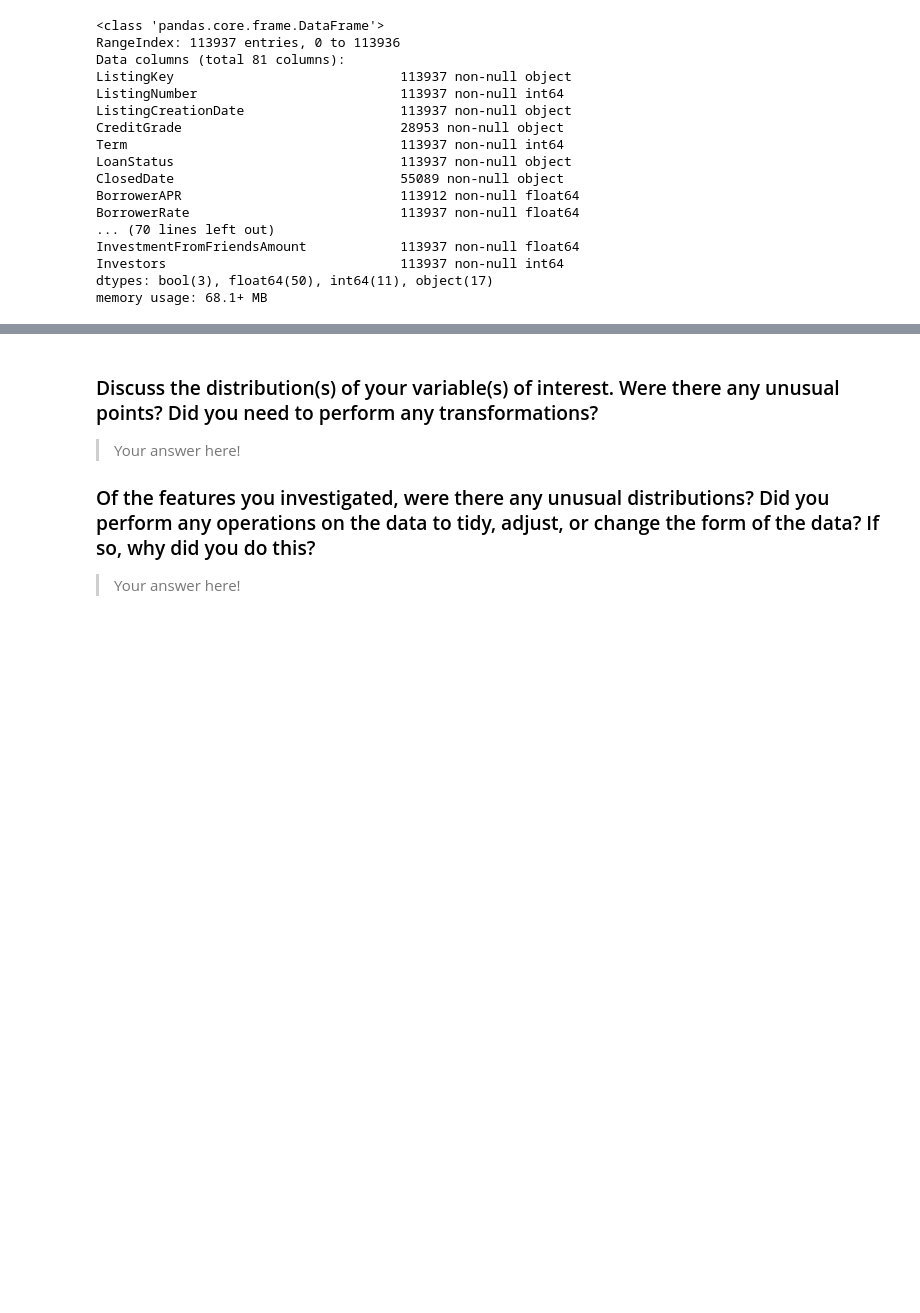
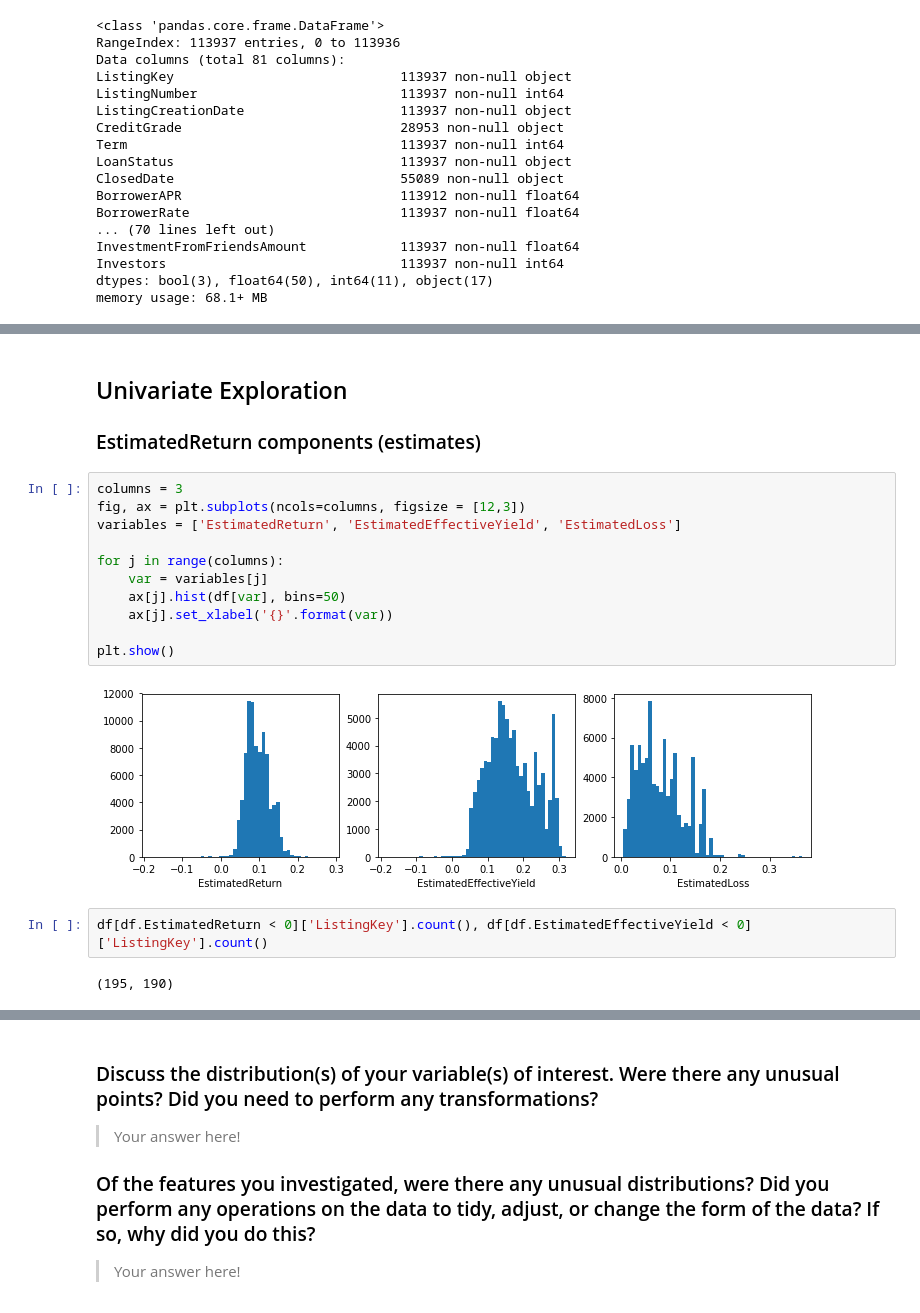
Before and after one commit to VilijaVait/data-analyst-udacity, a Jupyter notebook: projects/CommunicateData/ProsperLoanDataAnalysis.ipynb, the cells around one changed output, grey strips where cells are left out. Cells and saved outputs as stored; diff of their text form; blank space fills up the shorter version.

```diff
--- a/projects/CommunicateData/ProsperLoanDataAnalysis.ipynb
+++ b/projects/CommunicateData/ProsperLoanDataAnalysis.ipynb
@@ -110,0 +162,21 @@ you plan on investigating next.
+# %% [markdown]
+## Univariate Exploration
+
+### EstimatedReturn components (estimates)
+# %%
+columns = 3
+fig, ax = plt.subplots(ncols=columns, figsize = [12,3])
+variables = ['EstimatedReturn', 'EstimatedEffectiveYield', 'EstimatedLoss']
+
+for j in range(columns):
+    var = variables[j]
+    ax[j].hist(df[var], bins=50)
+    ax[j].set_xlabel('{}'.format(var))
+
+plt.show()
+# %% [output]
+[figure, added]
+# %%
+df[df.EstimatedReturn < 0]['ListingKey'].count(), df[df.EstimatedEffectiveYield < 0]['ListingKey'].count()
+# %% [output]
+(195, 190)
```
Also changed, not shown: parts of 34 cells of this notebook.
